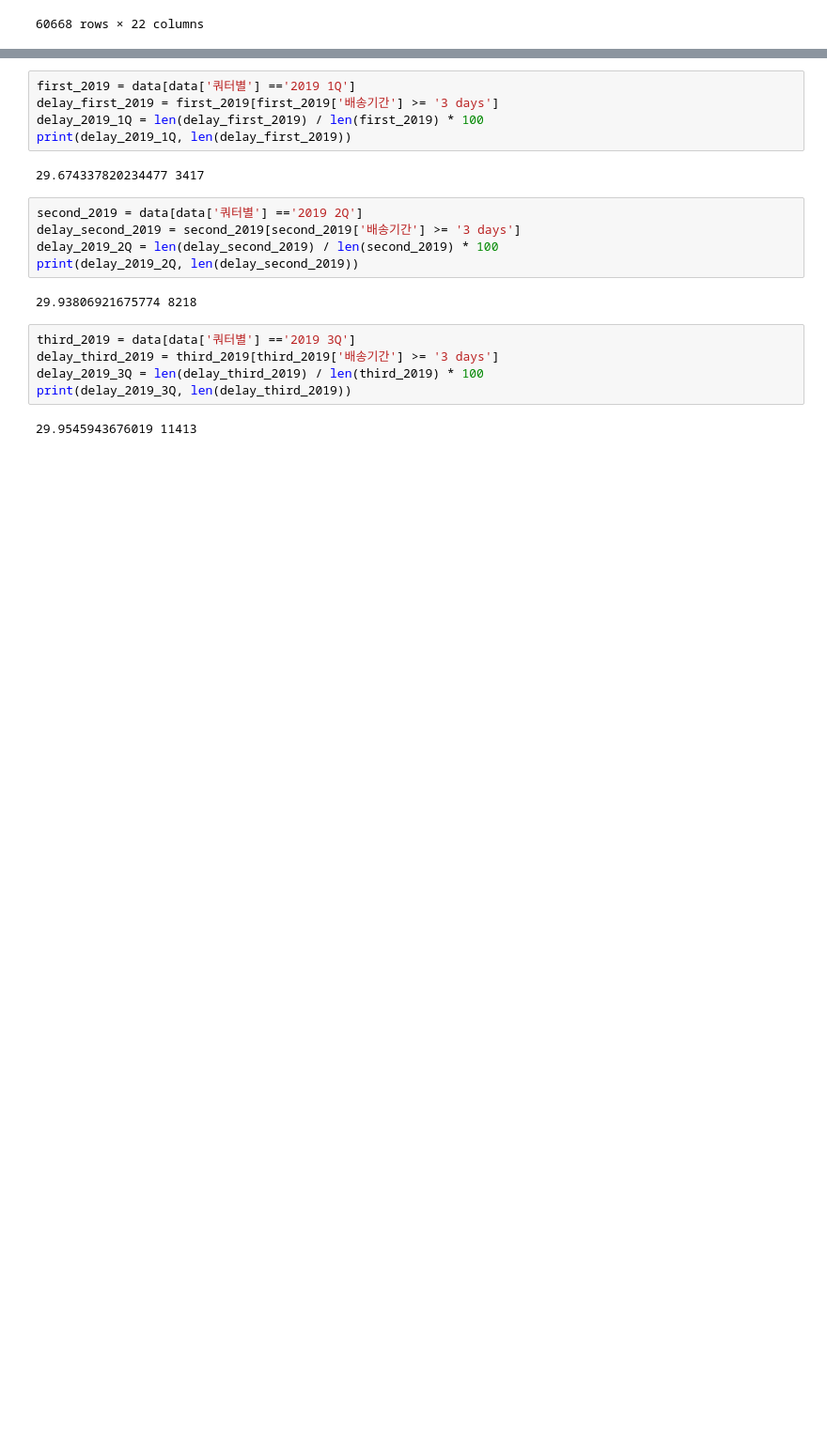
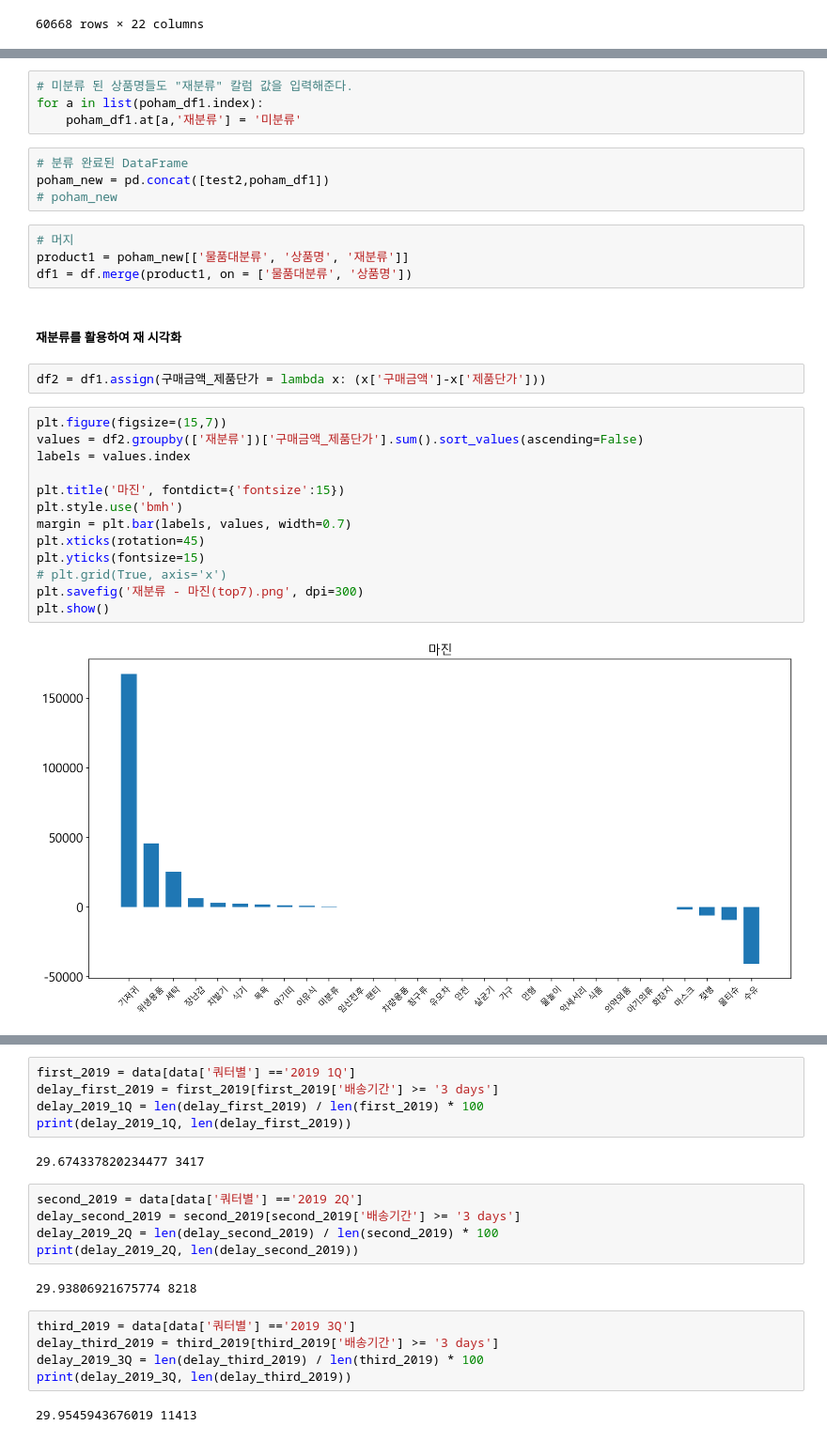
Before and after one commit to ManuSong/DataProject-5, a Jupyter notebook: 유아용품CRM.ipynb, the cells around one changed output, grey strips where cells are left out. Shown at 94% size. Drawn from its saved outputs; the diff is of its cells as text; blank space fills up the shorter version.

```diff
--- a/유아용품CRM.ipynb
+++ b/유아용품CRM.ipynb
@@ -992,0 +1057,31 @@ data_diaper
+# %%
+# 미분류 된 상품명들도 "재분류" 칼럼 값을 입력해준다.
+for a in list(poham_df1.index):
+    poham_df1.at[a,'재분류'] = '미분류'
+# %%
+# 분류 완료된 DataFrame
+poham_new = pd.concat([test2,poham_df1])
+# poham_new
+# %%
+# 머지
+product1 = poham_new[['물품대분류', '상품명', '재분류']]
+df1 = df.merge(product1, on = ['물품대분류', '상품명'])
+# %% [markdown]
+##### 재분류를 활용하여 재 시각화
+# %%
+df2 = df1.assign(구매금액_제품단가 = lambda x: (x['구매금액']-x['제품단가']))
+# %%
+plt.figure(figsize=(15,7))
+values = df2.groupby(['재분류'])['구매금액_제품단가'].sum().sort_values(ascending=False)
+labels = values.index
+
+plt.title('마진', fontdict={'fontsize':15})
+plt.style.use('bmh')
+margin = plt.bar(labels, values, width=0.7)
+plt.xticks(rotation=45)
+plt.yticks(fontsize=15)
+# plt.grid(True, axis='x')
+plt.savefig('재분류 - 마진(top7).png', dpi=300)
+plt.show()
+# %% [output]
+[figure, added]
```
Also changed, not shown: parts of 103 cells of this notebook.
